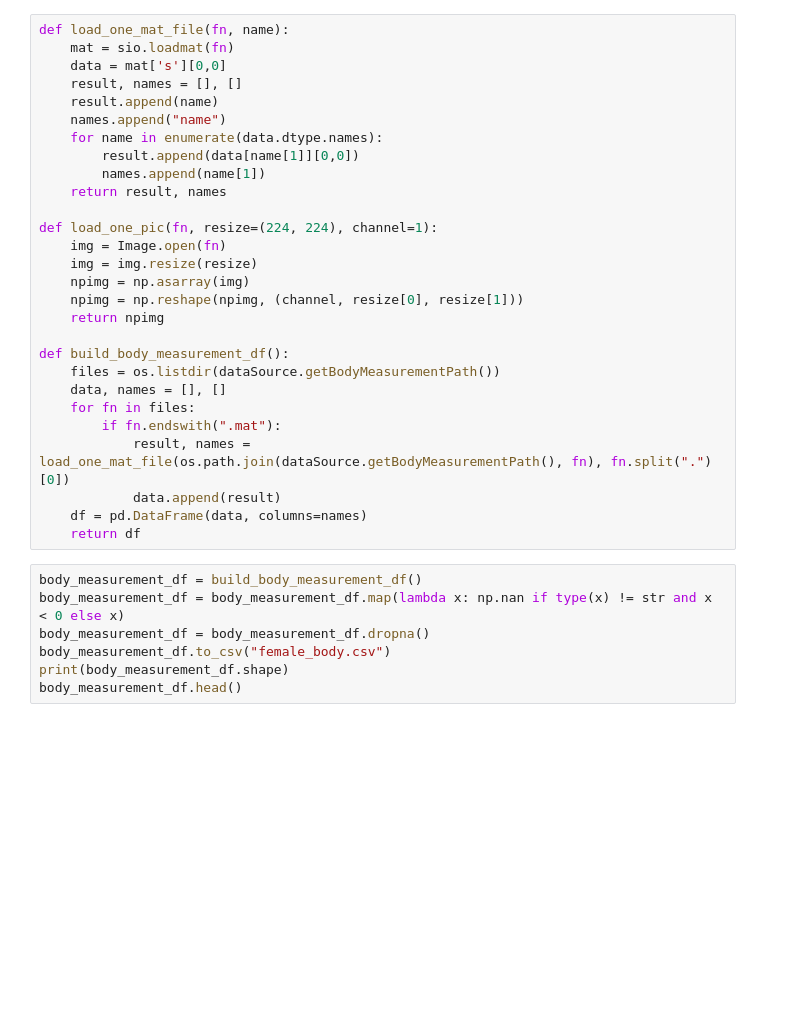
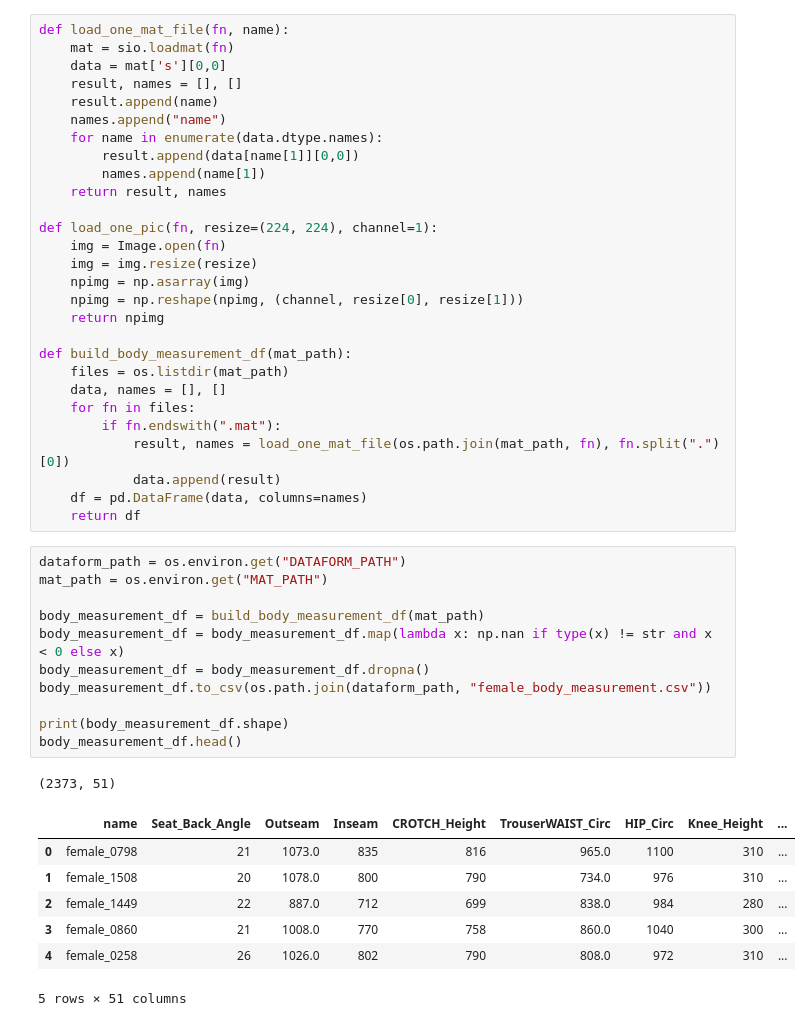
Before and after one commit to imbaguanxin/hych-pytorch-body-measurement, a Jupyter notebook: data_cleaning.ipynb, the cells around one changed output. Cells and saved outputs as stored; diff of their text form; blank space fills up the shorter version.

```diff
--- a/data_cleaning.ipynb
+++ b/data_cleaning.ipynb
@@ -47,22 +46,35 @@ def load_one_pic(fn, resize=(224, 224), channel=1):
     npimg = np.reshape(npimg, (channel, resize[0], resize[1]))
     return npimg
 
-def build_body_measurement_df():
-    files = os.listdir(dataSource.getBodyMeasurementPath())
+def build_body_measurement_df(mat_path):
+    files = os.listdir(mat_path)
     data, names = [], []
     for fn in files:
         if fn.endswith(".mat"):
-            result, names = load_one_mat_file(os.path.join(dataSource.getBodyMeasurementPath(), fn), fn.split(".")[0])
+            result, names = load_one_mat_file(os.path.join(mat_path, fn), fn.split(".")[0])
             data.append(result)
     df = pd.DataFrame(data, columns=names)
     return df
 # %%
-body_measurement_df = build_body_measurement_df()
+dataform_path = os.environ.get("DATAFORM_PATH")
+mat_path = os.environ.get("MAT_PATH")
+
+body_measurement_df = build_body_measurement_df(mat_path)
 body_measurement_df = body_measurement_df.map(lambda x: np.nan if type(x) != str and x < 0 else x)
 body_measurement_df = body_measurement_df.dropna()
-body_measurement_df.to_csv("female_body.csv")
+body_measurement_df.to_csv(os.path.join(dataform_path, "female_body_measurement.csv"))
+
 print(body_measurement_df.shape)
 body_measurement_df.head()
+# %% [output]
+(2373, 51)
+|  | name | Seat_Back_Angle | Outseam | Inseam | CROTCH_Height | TrouserWAIST_Circ | HIP_Circ | Knee_Height | ... |
+| 0 | female_0798 | 21 | 1073.0 | 835 | 816 | 965.0 | 1100 | 310 | ... |
+| 1 | female_1508 | 20 | 1078.0 | 800 | 790 | 734.0 | 976 | 310 | ... |
+| 2 | female_1449 | 22 | 887.0 | 712 | 699 | 838.0 | 984 | 280 | ... |
+| 3 | female_0860 | 21 | 1008.0 | 770 | 758 | 860.0 | 1040 | 300 | ... |
+| 4 | female_0258 | 26 | 1026.0 | 802 | 790 | 808.0 | 972 | 310 | ... |
+5 rows × 51 columns
 # %%
 # train, validate, test split
 # train: 70%, validate: 20%, test: 10%
```
Also changed, not shown: parts of 4 cells of this notebook, 10 other files.
